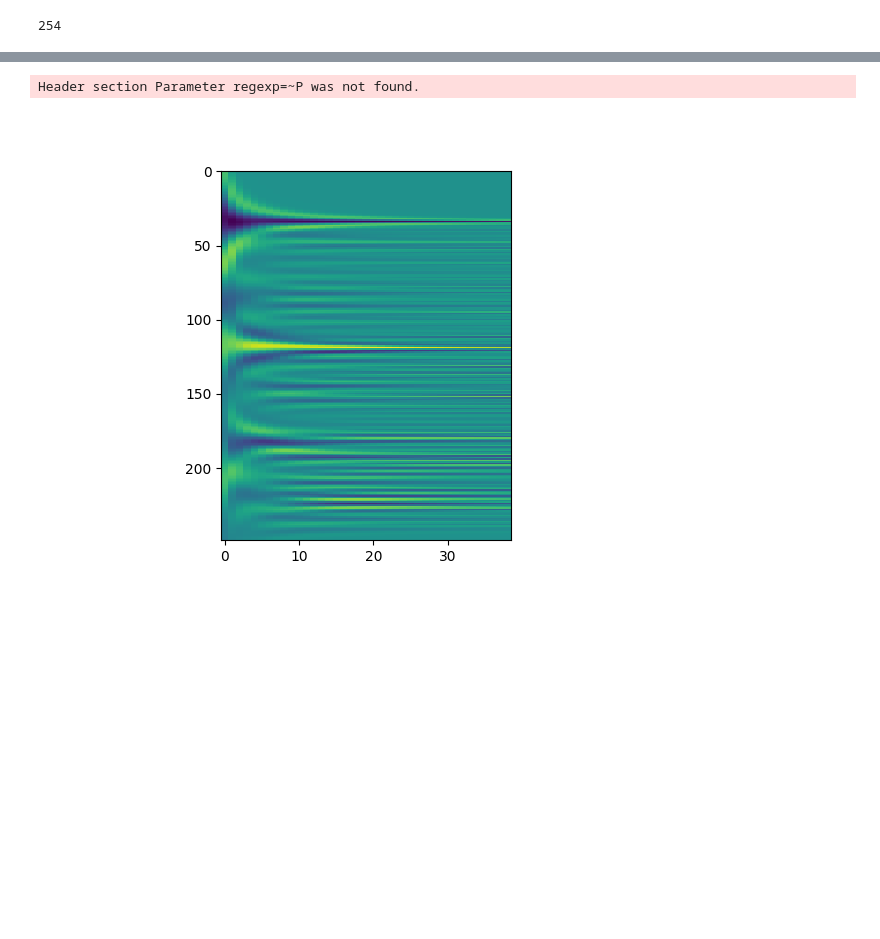
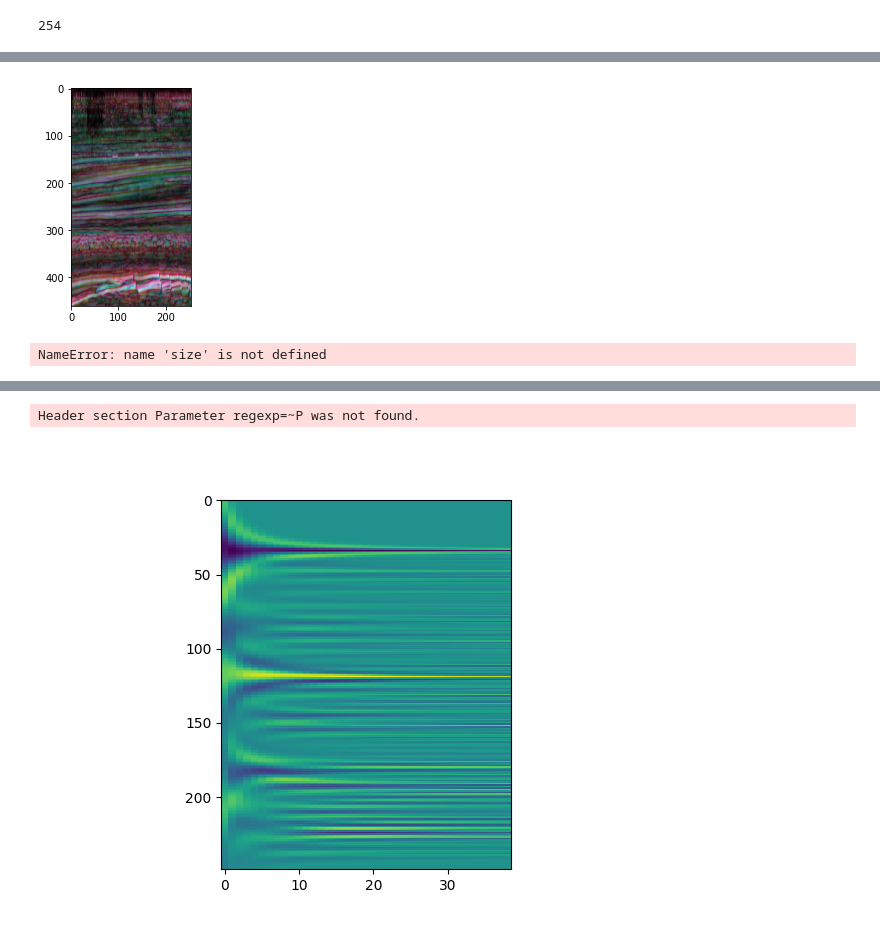
Before and after one commit to Gijsbertbas/rgb-explorers-backend, a Jupyter notebook: processing/test_blending.ipynb, the cells around one changed output, grey strips where cells are left out. Cells and saved outputs as stored; diff of their text form; code cells hidden in the pictures; blank space fills up the shorter version.

```diff
--- a/processing/test_blending.ipynb
+++ b/processing/test_blending.ipynb
@@ -29,0 +33,8 @@ blend.shape
+# %%
+img = line_blend_png('x',400,frequencies,250)
+# %% [output]
+[figure, added]
+# %%
+size(img)
+# %% [output]
+NameError: name 'size' is not defined
```
Also changed, not shown: parts of 10 cells of this notebook, 1 other file.
